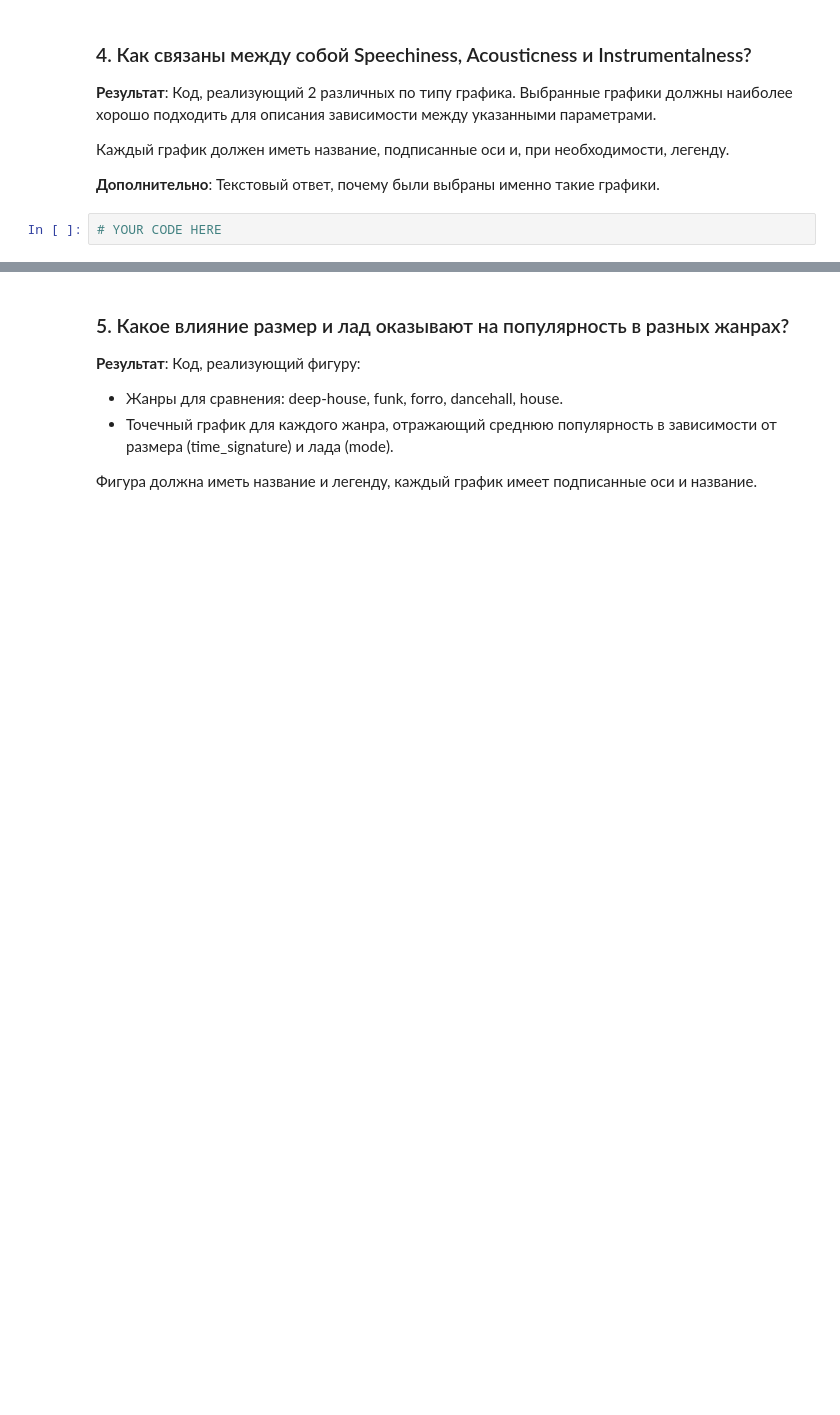
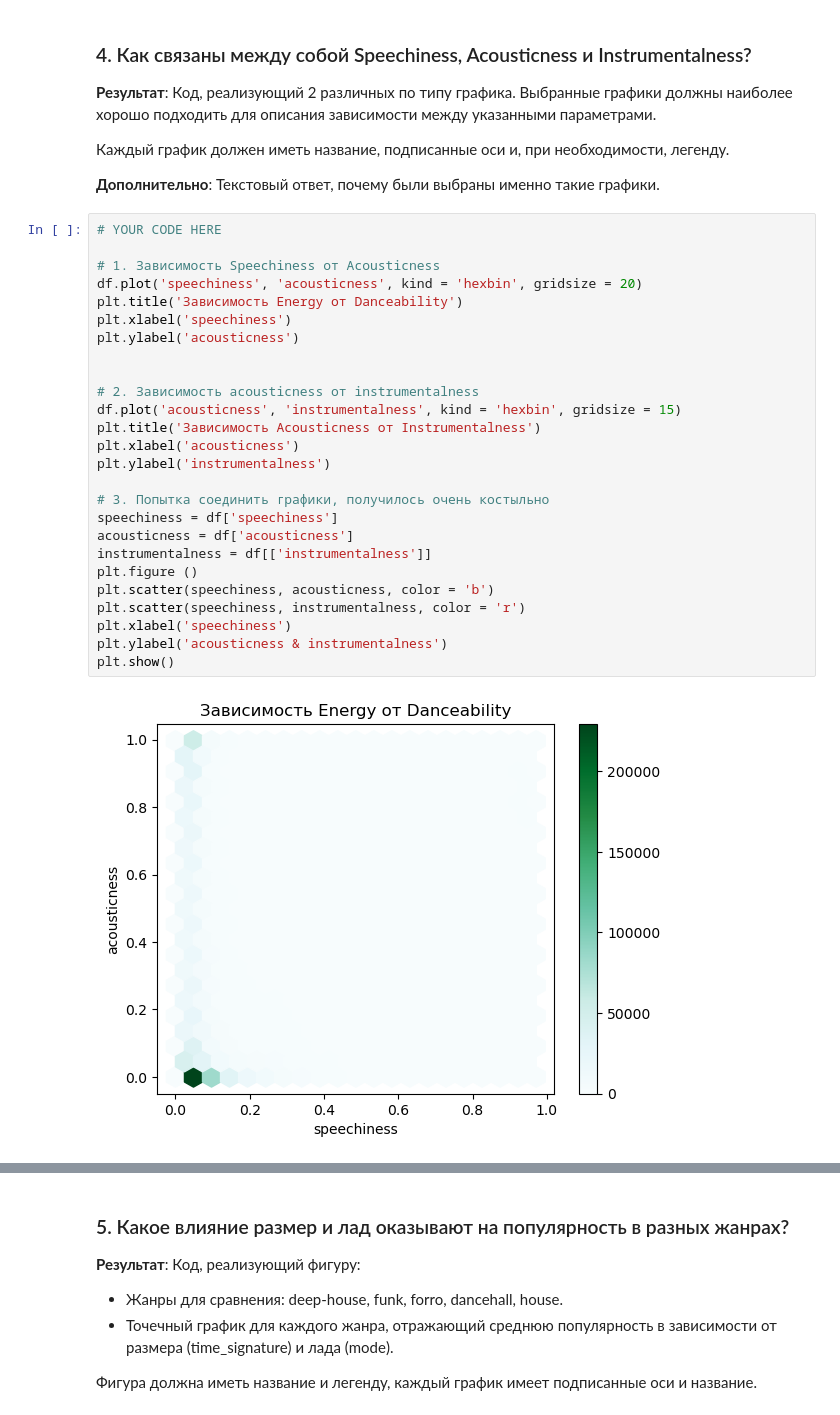
Before and after one commit to Qutespy/ml_mipt_dafe, a Jupyter notebook: homeworks/hw0/hw0.ipynb, the cells around one changed output, grey strips where cells are left out. Saved outputs shown, nothing was run; the diff lists cells and outputs as text; blank space fills up the shorter version.

```diff
--- a/homeworks/hw0/hw0.ipynb
+++ b/homeworks/hw0/hw0.ipynb
@@ -294,3 +339,29 @@ datahead = pd.DataFrame(head_average).reset_index()
 **Дополнительно**: Текстовый ответ, почему были выбраны именно такие графики.
 # %%
 # YOUR CODE HERE
+
+# 1. Зависимость Speechiness от Acousticness
+df.plot('speechiness', 'acousticness', kind = 'hexbin', gridsize = 20)
+plt.title('Зависимость Energy от Danceability')
+plt.xlabel('speechiness')
+plt.ylabel('acousticness')
+
+
+# 2. Зависимость acousticness от instrumentalness
+df.plot('acousticness', 'instrumentalness', kind = 'hexbin', gridsize = 15)
+plt.title('Зависимость Acousticness от Instrumentalness')
+plt.xlabel('acousticness')
+plt.ylabel('instrumentalness')
+
+# 3. Попытка соединить графики, получилось очень костыльно
+speechiness = df['speechiness']
+acousticness = df['acousticness']
+instrumentalness = df[['instrumentalness']]
+plt.figure ()
+plt.scatter(speechiness, acousticness, color = 'b')
+plt.scatter(speechiness, instrumentalness, color = 'r')
+plt.xlabel('speechiness')
+plt.ylabel('acousticness & instrumentalness')
+plt.show()
+# %% [output]
+[figure, added]
```
Also changed, not shown: parts of 9 cells of this notebook.
